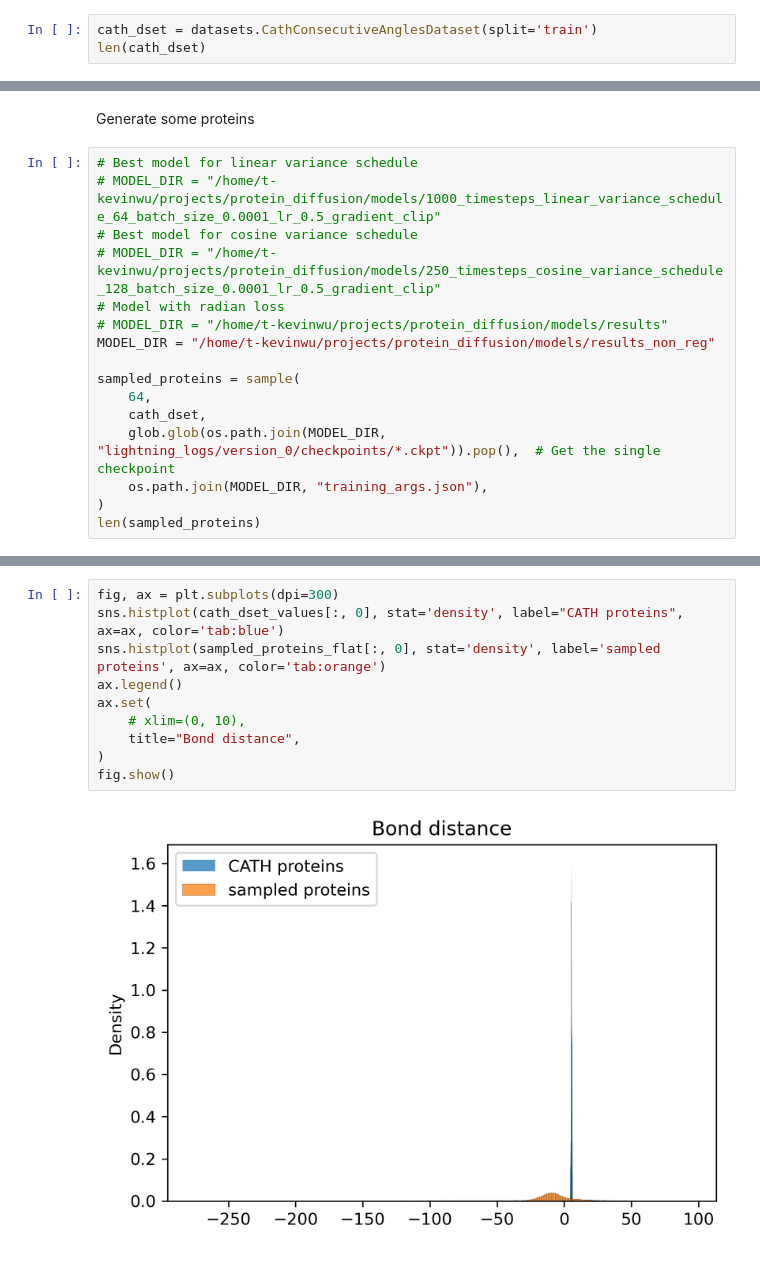
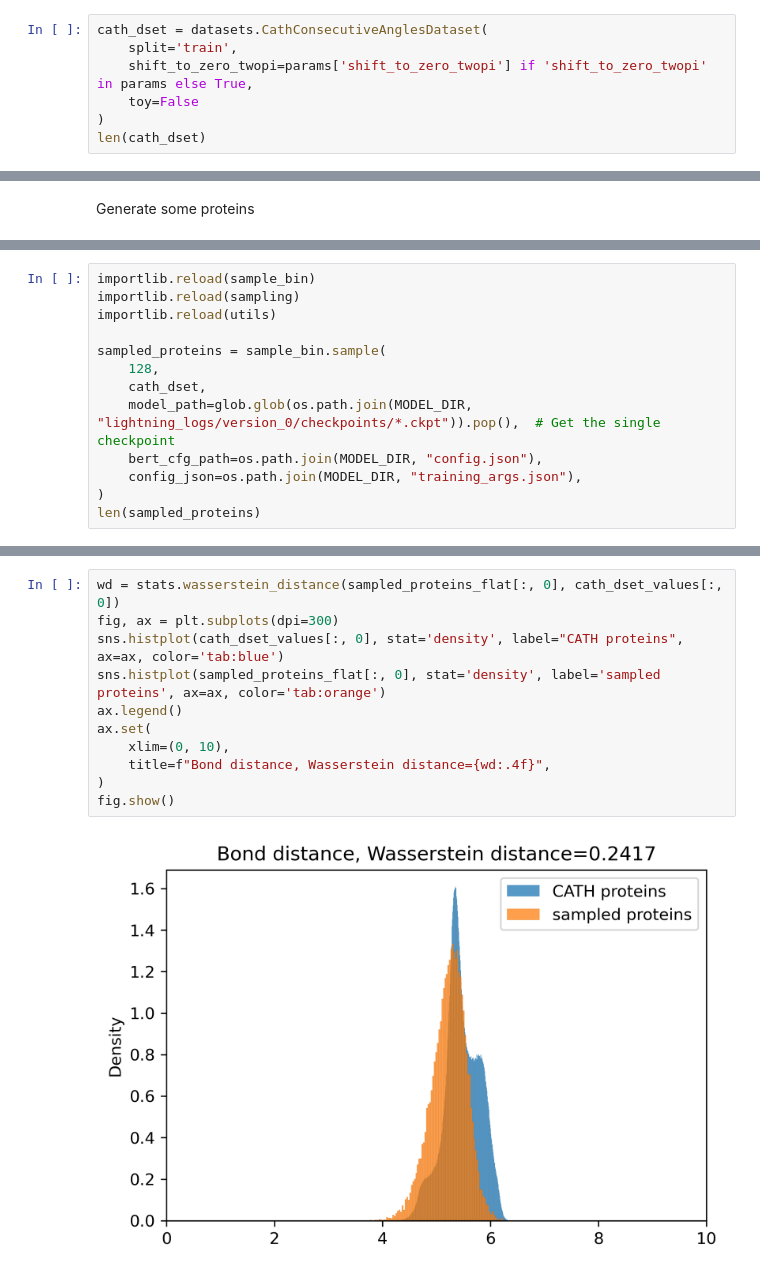
Before and after one commit to microsoft/foldingdiff, a Jupyter notebook: jupyter/bond_angle_dist_comparison.ipynb, the cells around one changed output, grey strips where cells are left out. Drawn from its saved outputs; the diff is of its cells as text.

Commit message:
Report Wasserstein distance for bond/angle comparison

```diff
--- a/jupyter/bond_angle_dist_comparison.ipynb
+++ b/jupyter/bond_angle_dist_comparison.ipynb
@@ -31,5 +71,9 @@ Load in dataset of proteins and get the natural distribution of angles
 # %%
-cath_dset = datasets.CathConsecutiveAnglesDataset(split='train')
+cath_dset = datasets.CathConsecutiveAnglesDataset(
+    split='train',
+    shift_to_zero_twopi=params['shift_to_zero_twopi'] if 'shift_to_zero_twopi' in params else True,
+    toy=False
+)
 len(cath_dset)
 # %% [output]
 INFO:root:Split train contains 18024/21668 examples
@@ -46,18 +95,2 @@ torch.Size([2527164, 4])
 # %% [markdown]
 Generate some proteins
-# %%
-# Best model for linear variance schedule
-# MODEL_DIR = "/home/t-kevinwu/projects/protein_diffusion/models/1000_timesteps_linear_variance_schedule_64_batch_size_0.0001_lr_0.5_gradient_clip"
-# Best model for cosine variance schedule
-# MODEL_DIR = "/home/t-kevinwu/projects/protein_diffusion/models/250_timesteps_cosine_variance_schedule_128_batch_size_0.0001_lr_0.5_gradient_clip"
-# Model with radian loss
-# MODEL_DIR = "/home/t-kevinwu/projects/protein_diffusion/models/results"
-MODEL_DIR = "/home/t-kevinwu/projects/protein_diffusion/models/results_non_reg"
-
-sampled_proteins = sample(
-    64,
-    cath_dset,
-    glob.glob(os.path.join(MODEL_DIR, "lightning_logs/version_0/checkpoints/*.ckpt")).pop(),  # Get the single checkpoint
-    os.path.join(MODEL_DIR, "training_args.json"),
-)
-len(sampled_proteins)
@@ -69,0 +132,13 @@ INFO:root:Sampling of shape (64, 512, 4)
+# %%
+importlib.reload(sample_bin)
+importlib.reload(sampling)
+importlib.reload(utils)
+
+sampled_proteins = sample_bin.sample(
+    128,
+    cath_dset,
+    model_path=glob.glob(os.path.join(MODEL_DIR, "lightning_logs/version_0/checkpoints/*.ckpt")).pop(),  # Get the single checkpoint
+    bert_cfg_path=os.path.join(MODEL_DIR, "config.json"),
+    config_json=os.path.join(MODEL_DIR, "training_args.json"),
+)
+len(sampled_proteins)
@@ -92,15 +175,16 @@ tensor([[ -8.9478,  20.4780,  41.6428,  -9.1402],
 # %%
+wd = stats.wasserstein_distance(sampled_proteins_flat[:, 0], cath_dset_values[:, 0])
 fig, ax = plt.subplots(dpi=300)
 sns.histplot(cath_dset_values[:, 0], stat='density', label="CATH proteins", ax=ax, color='tab:blue')
 sns.histplot(sampled_proteins_flat[:, 0], stat='density', label='sampled proteins', ax=ax, color='tab:orange')
 ax.legend()
 ax.set(
-    # xlim=(0, 10),
-    title="Bond distance",
+    xlim=(0, 10),
+    title=f"Bond distance, Wasserstein distance={wd:.4f}",
 )
 fig.show()
 # %% [output]
-[figure, old version]
+[figure, new version]
 # %%
 for i in range(1, 4):
     fig, ax = plt.subplots(dpi=300)
```
Also changed, not shown: parts of 10 cells of this notebook.
